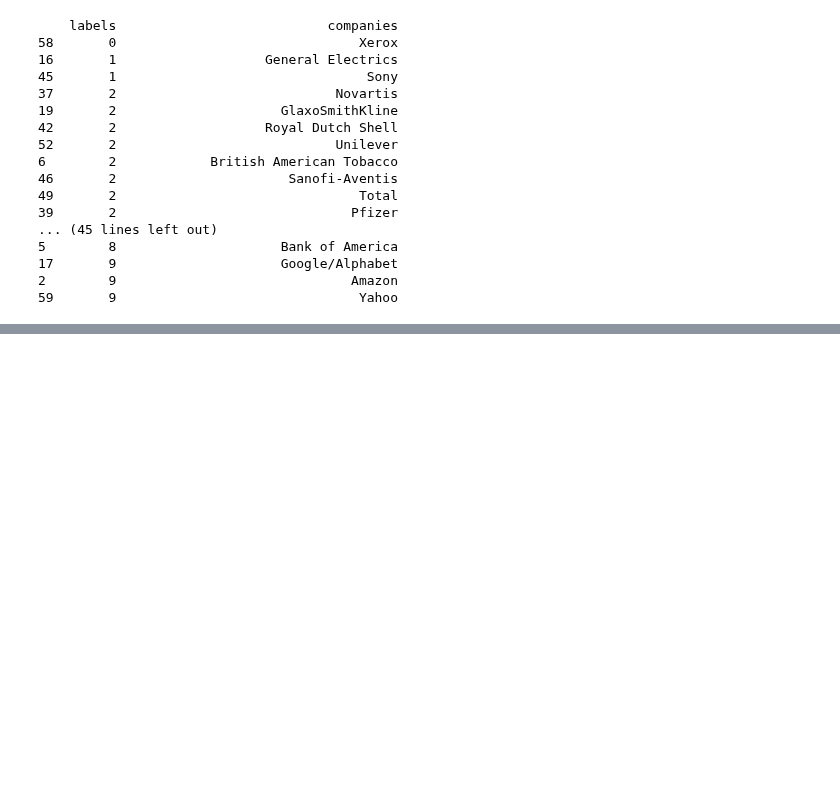
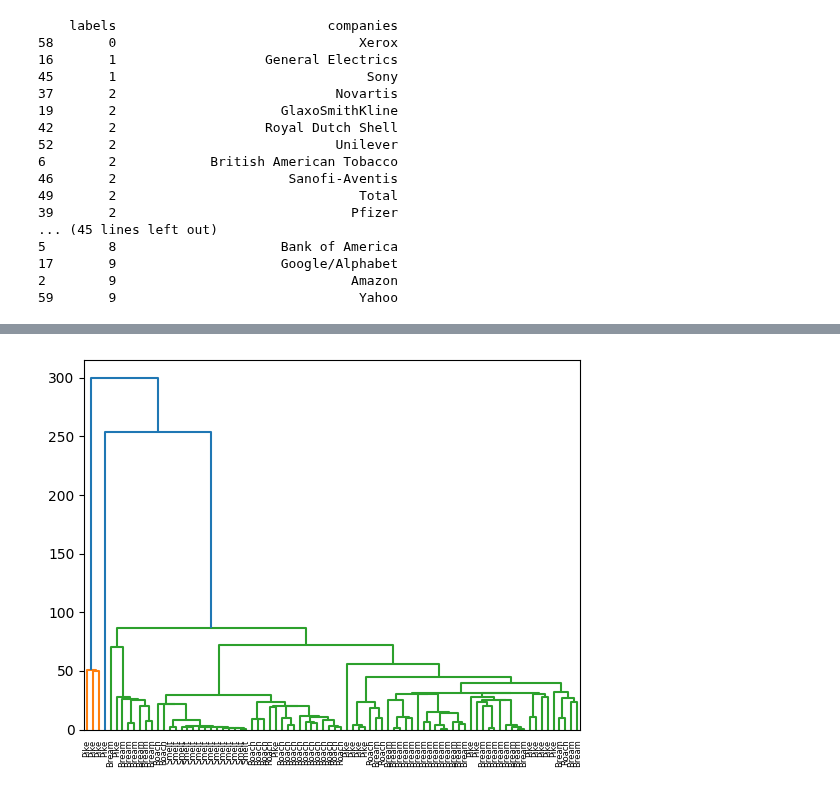
Before and after one commit to kesant/machine-learning-projects, a Jupyter notebook: Unsupervised learning/unsupervised_learning.ipynb, the cells around one changed output, grey strips where cells are left out. Drawn from its saved outputs; the diff is of its cells as text; code cells hidden in the pictures; blank space fills up the shorter version.

```diff
--- a/Unsupervised learning/unsupervised_learning.ipynb
+++ b/Unsupervised learning/unsupervised_learning.ipynb
@@ -277,0 +362,15 @@ print(df.sort_values(by="labels"))
+# %%
+df=pd.read_csv("./dataset/fish.csv")
+samples=df.iloc[:,1:]
+fish_names=df.iloc[:,0]
+# Convertir companies a lista
+fish_names_list = fish_names.tolist()
+# %%
+# Calculate the linkage: mergings
+mergings = linkage(samples,method='single')
+
+# Plot the dendrogram
+dendrogram(mergings,labels=fish_names_list,leaf_rotation=90,leaf_font_size=6)
+plt.show()
+# %% [output]
+[figure, added]
```
Also changed, not shown: parts of 30 cells of this notebook.
